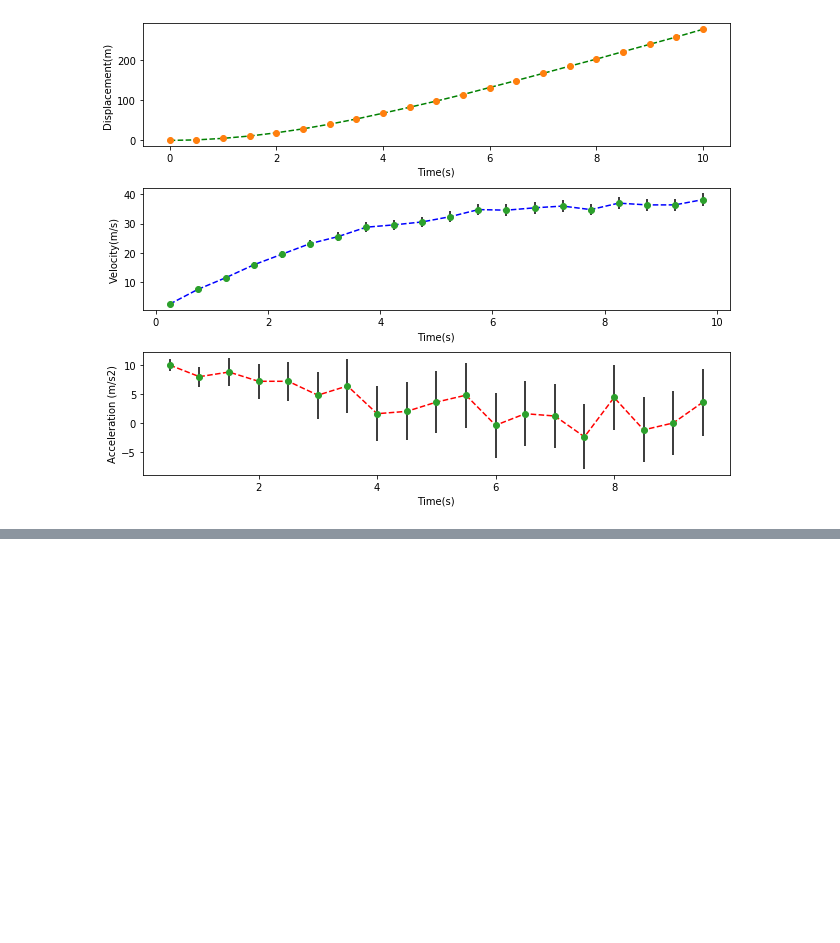
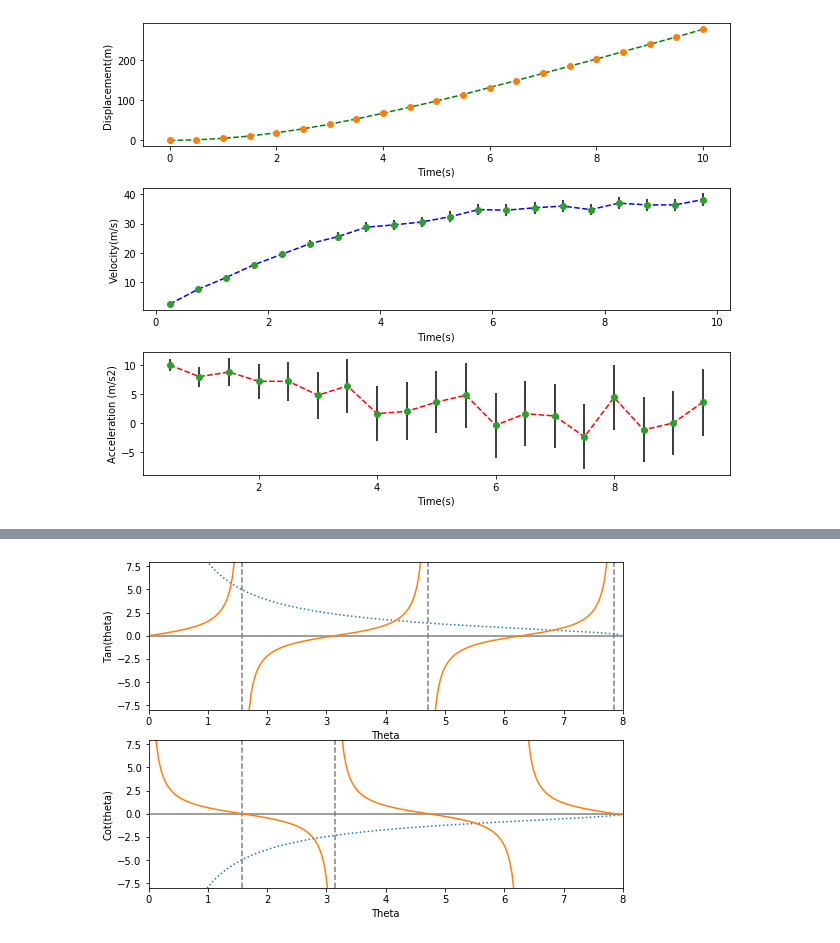
Before and after one commit to SEB91QA/Python-Exercises, a Jupyter notebook: Exercises_6.ipynb, the cells around one changed output, grey strips where cells are left out. Drawn from its saved outputs; the diff is of its cells as text; code cells hidden in the pictures; blank space fills up the shorter version.

```diff
--- a/Exercises_6.ipynb
+++ b/Exercises_6.ipynb
@@ -211,0 +214,39 @@ fig.show()
+# %%
+import numpy as np
+import matplotlib.pyplot as plt
+
+theta = np.arange(0.01, 8., 0.04)
+y = np.sqrt((8./theta)**2 - 1)
+ytan = np.tan(theta)
+ytan = np.ma.masked_where(np.abs(ytan) > 20., ytan)
+
+ycot = 1./np.tan(theta)
+ycot = np.ma.masked_where(np.abs(ycot) > 20., ycot)
+
+
+plt.figure(figsize=(8.5,6))
+
+plt.subplot(2, 1, 1)                   #2= Two rows, 1= Column, 1= Which rectangle will contain
+plt.plot(theta, y, linestyle=':')
+plt.plot(theta, ytan)
+plt.xlim(0, 8)
+plt.ylim(-8, 8)
+plt.axhline(color='gray', zorder=-1)
+plt.axvline(x=np.pi/2., color='gray', linestyle='--', zorder=-1)
+plt.axvline(x=3*np.pi/2., color='gray', linestyle='--', zorder=-1)
+plt.axvline(x=5*np.pi/2., color='gray', linestyle='--', zorder=-1)
+plt.xlabel('Theta')
+plt.ylabel('Tan(theta)')
+
+plt.subplot(2, 1, 2)                   #2 = Two rows, 1= Column, 2= Which rectangle will contain
+plt.plot(theta, -y, linestyle=':')
+plt.plot(theta, ycot)
+plt.xlim(0, 8)
+plt.ylim(-8, 8)
+plt.axhline(color='gray', zorder=-1)
+plt.axvline(x=np.pi/2., color='gray', linestyle='--', zorder=-1)
+plt.axvline(x=2*np.pi/2., color='gray', linestyle='--', zorder=-1)
+plt.xlabel('Theta')
+plt.ylabel('Cot(theta)')
+# %% [output]
+[figure, added]
```
Also changed, not shown: parts of 2 cells of this notebook, 2 other files.
